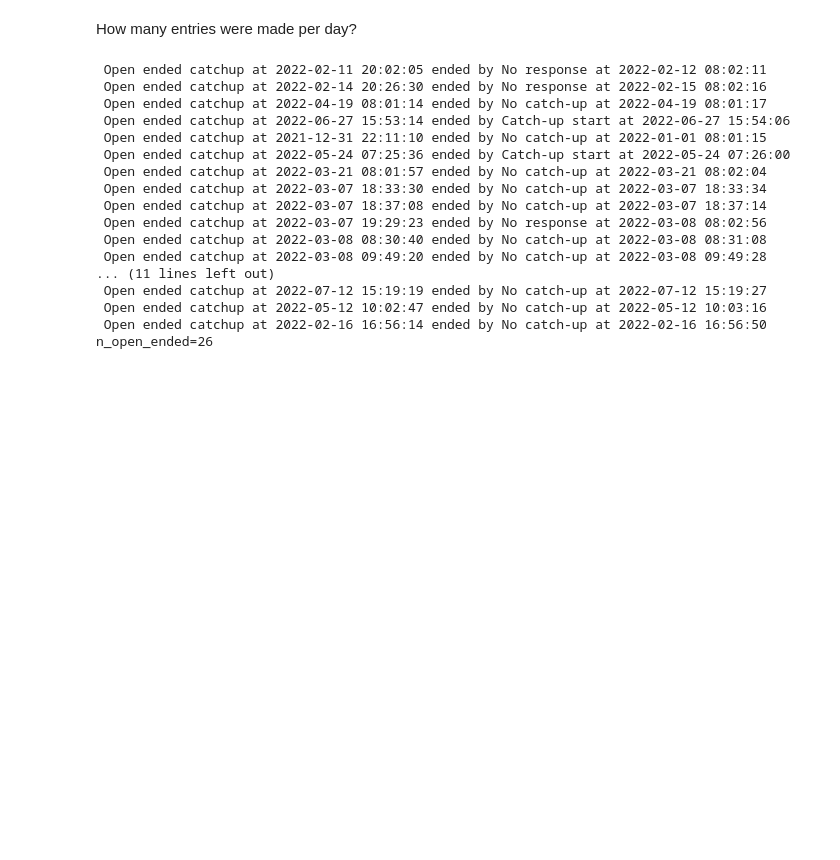
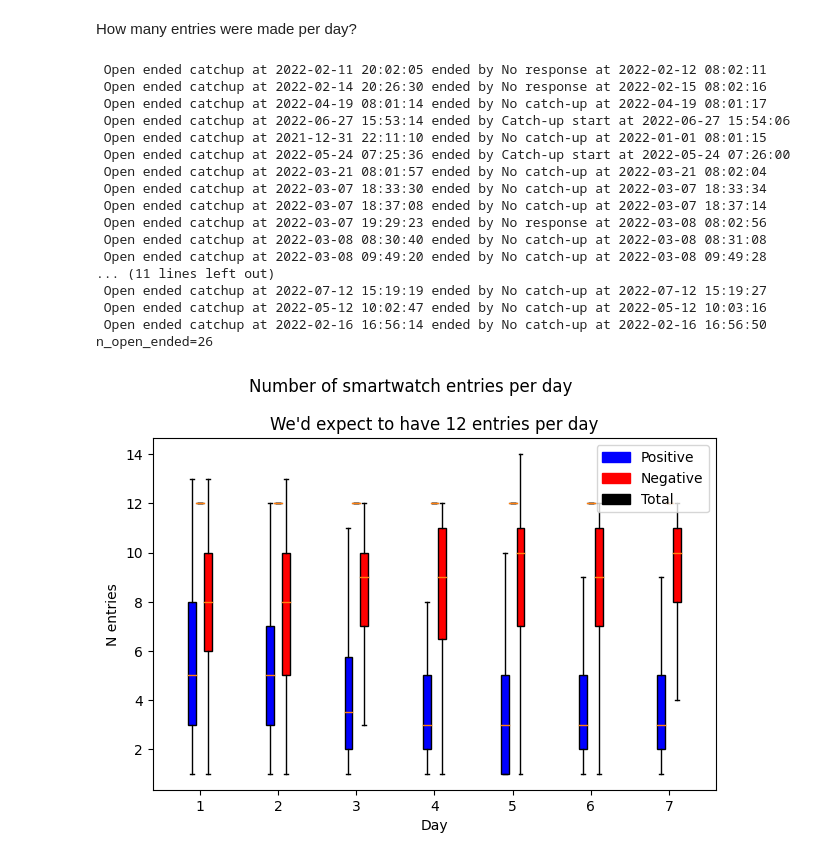
Before and after one commit to richard-lane/seaco_malaysia, a Jupyter notebook: entries_per_day.ipynb, the cells around one changed output. Saved outputs shown, nothing was run; the diff lists cells and outputs as text; code cells hidden in the pictures; blank space fills up the shorter version.

Commit message:
look at total number of entries per day - i think ive done some stuff wrong

```diff
--- a/entries_per_day.ipynb
+++ b/entries_per_day.ipynb
@@ -66,0 +119,49 @@ n_open_ended=26
+# %%
+import matplotlib.pyplot as plt
+from matplotlib.patches import Patch
+
+fig, axis = plt.subplots()
+
+box_kw = {"widths": 0.1, "showfliers": False, "patch_artist": True}
+days = np.arange(1, 8)
+
+for day in days:
+    pos_box = axis.boxplot(
+        pos_entries_per_day[pos_days == day],
+        positions=[day - box_kw["widths"]],
+        **box_kw,
+    )
+    for box in pos_box["boxes"]:
+        box.set_facecolor("b")
+
+    neg_box = axis.boxplot(
+        neg_entries_per_day[neg_days == day],
+        positions=[day + box_kw["widths"]],
+        **box_kw,
+    )
+    for box in neg_box["boxes"]:
+        box.set_facecolor("r")
+
+    total_box = axis.boxplot(
+        total_entries_per_day[total_days == day], positions=[day], **box_kw
+    )
+    for box in total_box["boxes"]:
+        box.set_facecolor("k")
+
+axis.set_xticks(days, days)
+
+axis.set_xlabel("Day")
+axis.set_ylabel("N entries")
+
+axis.legend(
+    [Patch(color="b"), Patch(color="r"), Patch(color="k")],
+    ["Positive", "Negative", "Total"],
+    loc="upper right",
+)
+
+fig.suptitle("Number of smartwatch entries per day")
+axis.set_title("We'd expect to have 12 entries per day")
+
+fig.tight_layout()
+# %% [output]
+[figure, added]
```
Also changed, not shown: parts of 2 cells of this notebook.
